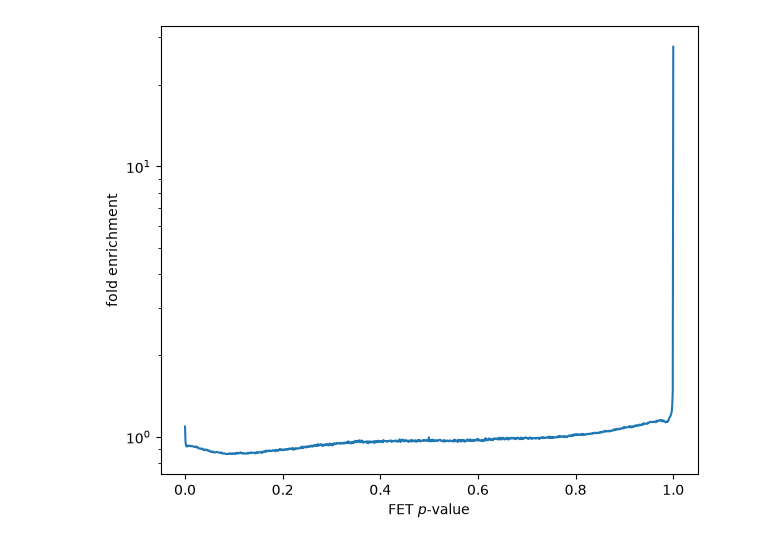
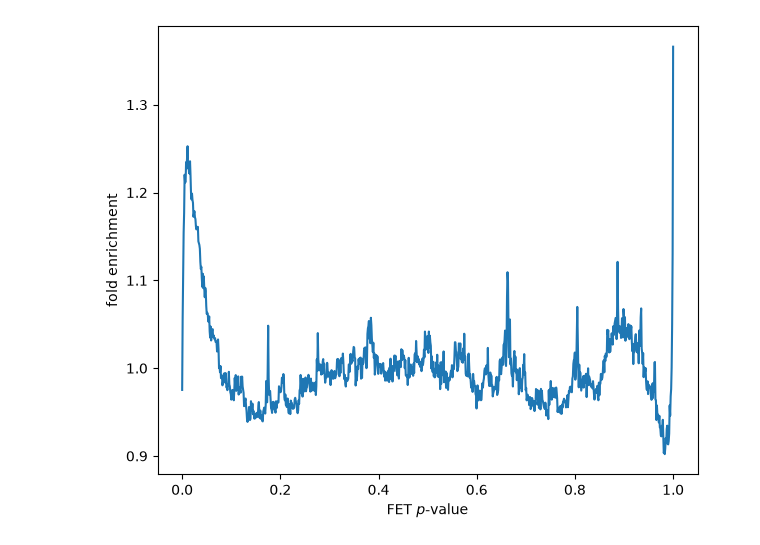
Before and after one commit to nwcol/DGRP_ancestry_disequilibrium, a Jupyter notebook: workflow/notebooks/association_analysis.ipynb, the cells around one changed output. Saved outputs shown, nothing was run; the diff lists cells and outputs as text; code cells hidden in the pictures.

```diff
--- a/workflow/notebooks/association_analysis.ipynb
+++ b/workflow/notebooks/association_analysis.ipynb
@@ -15,9 +7,10 @@ np.savetxt("../../results_1kb_spacing/FET_pvals/sum_p_bins_unlinked.txt", sums)
 # %%
+sums = np.loadtxt("../../results/FET_pvals/sum_p_bins.tsv")
 fig, ax = plt.subplots(1, 1, figsize=(6, 5), layout="constrained")
 ax.plot(np.linspace(0,1,1000), sums/np.mean(sums))
-ax.set_yscale("log")
+#ax.set_yscale("log")
 ax.set_xlabel("FET $p$-value")
 ax.set_ylabel("fold enrichment")
 plt.savefig("../../figures/FET_p_values_unlinked.png", dpi=244)
 # %% [output]
-[figure, old version]
+[figure, new version]
```
Also changed, not shown: parts of 8 cells of this notebook, 27 other files.
